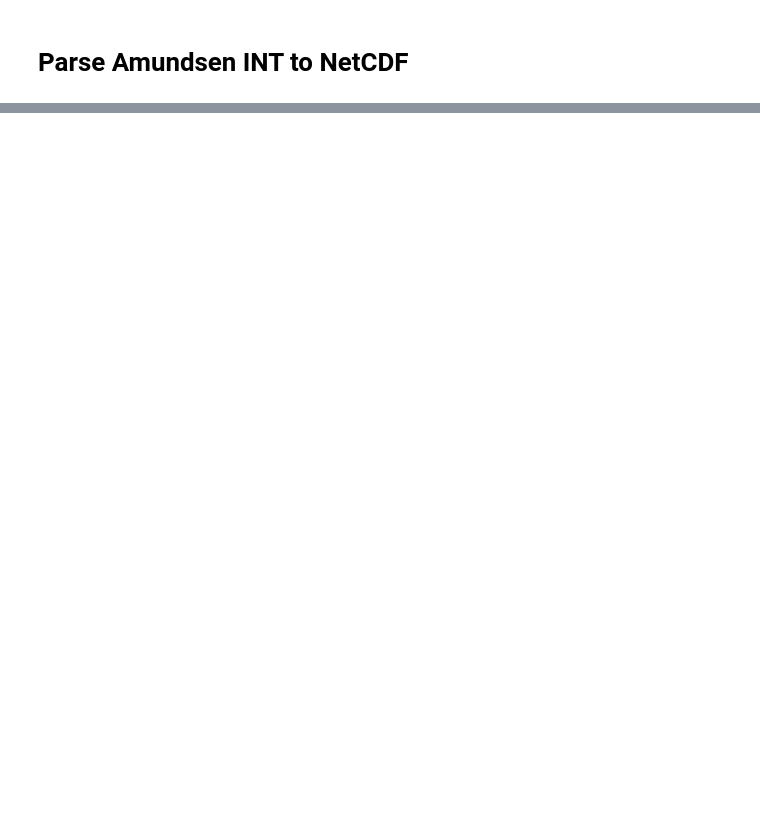
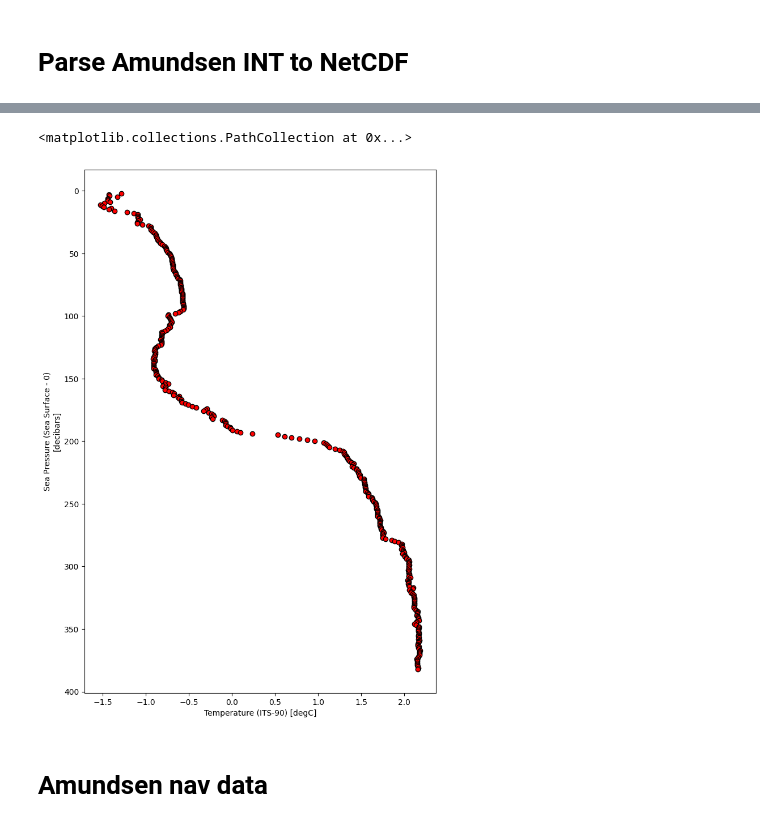
Before and after one commit to cioos-siooc/ocean-data-parser, a Jupyter notebook: notebooks/amundsen_int_parser_example.ipynb, the cells around one changed output, grey strips where cells are left out. Cells and saved outputs as stored; diff of their text form; code cells hidden in the pictures; blank space fills up the shorter version.

```diff
--- a/notebooks/amundsen_int_parser_example.ipynb
+++ b/notebooks/amundsen_int_parser_example.ipynb
@@ -53,0 +12,8 @@ WARNING:ocean_data_parser.parsers.amundsen:Ignore info.int files: ./../tests/par
+# %%
+def download_file_from_github(raw_url):
+    """Download a github raw file localy"""
+    odf_file_path = os.path.basename(raw_url)
+    response = requests.get(raw_url)
+    with open(odf_file_path, "w") as f:
+        f.write(response.text)
+    return odf_file_path
@@ -53,0 +22,7 @@ WARNING:ocean_data_parser.parsers.amundsen:Ignore info.int files: ./../tests/par
+# %%
+# Download file locally
+odf_file_path = download_file_from_github("https://raw.githubusercontent.com/cioos-siooc/ocean-data-parser/development/tests/parsers_test_files/amundsen/12713_Rosette/2018_Amundsen_CTD_v1%202/1801_int/1801_001.int")
+# %%
+# Parse file
+ds_profile = amundsen.int_format(odf_file_path)
+ds_profile
@@ -53,0 +47,8 @@ WARNING:ocean_data_parser.parsers.amundsen:Ignore info.int files: ./../tests/par
+# %%
+fig = plt.figure(figsize=[8,12],facecolor='w')
+ds_profile.plot.scatter(x='Temp',y='Pres',facecolor='red',edgecolor='black', yincrease=False)
+# %% [output]
+<matplotlib.collections.PathCollection at 0x...>
+[figure, added]
+# %% [markdown]
+# Amundsen nav data
```
Also changed, not shown: parts of 12 cells of this notebook, 2 other files.
